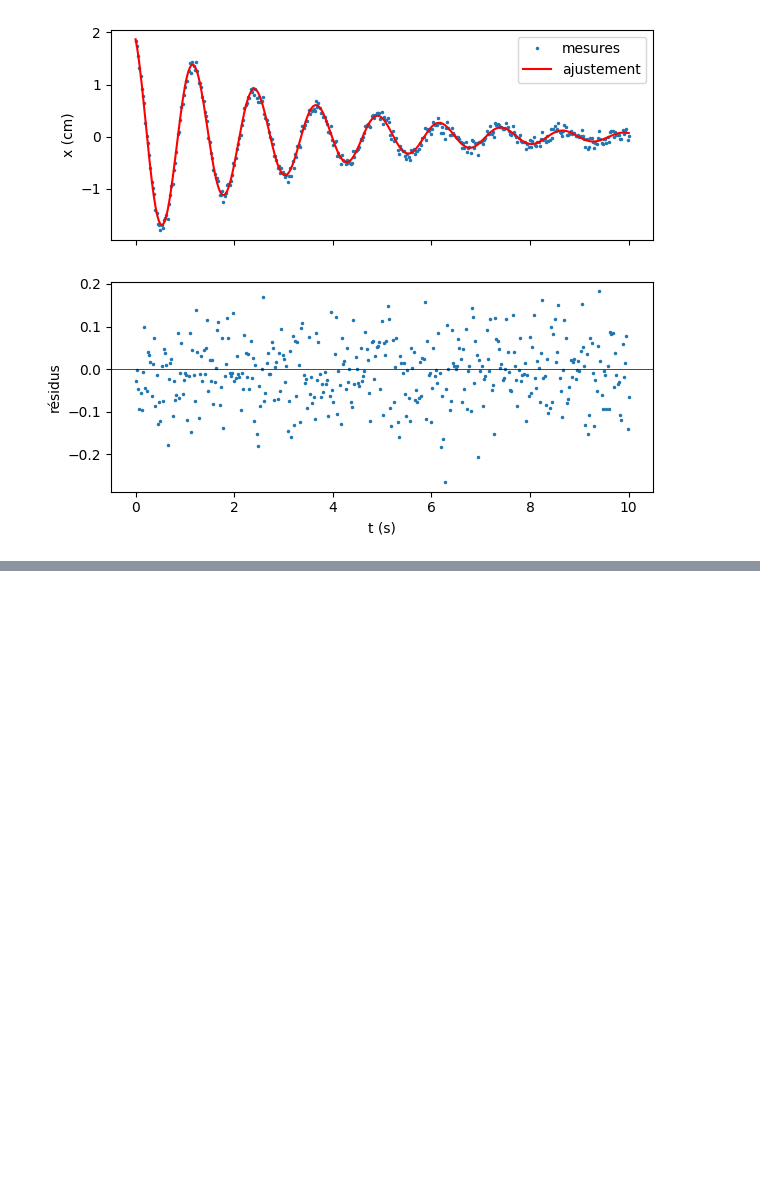
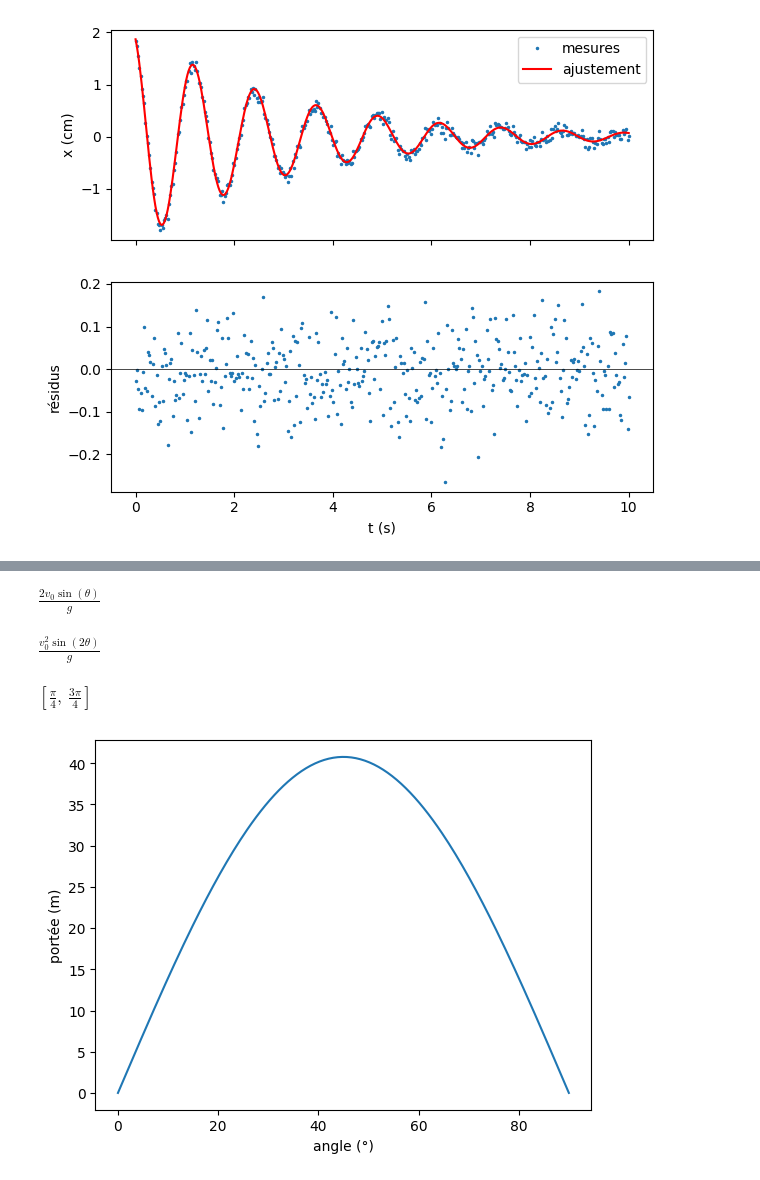
Before and after one commit to boukadil/Python-pour-la-physique, a Jupyter notebook: TP_PYTHON__AdilBoukali_.ipynb, the cells around one changed output, grey strips where cells are left out. Cells and saved outputs as stored; diff of their text form; code cells hidden in the pictures; blank space fills up the shorter version.

```diff
--- a/TP_PYTHON__AdilBoukali_.ipynb
+++ b/TP_PYTHON__AdilBoukali_.ipynb
@@ -1372,0 +1622,27 @@ pic TFD à 0.798 Hz
+# %%
+t, v0, g = sym.symbols('t v_0 g', positive=True)
+theta = sym.Symbol('theta', positive=True)
+
+xt = v0 * sym.cos(theta) * t
+yt = v0 * sym.sin(theta) * t - g * t**2 / 2
+
+tv = sym.solve(yt, t)
+tv = [s for s in tv if s != 0][0]
+P = sym.simplify(xt.subs(t, tv))
+display(tv)
+display(P)
+
+dP = sym.diff(P, theta)
+display(sym.solve(dP, theta))
+
+P_num = sym.lambdify(theta, P.subs({v0: 20, g: 9.81}), 'numpy')
+ang = np.linspace(0, np.pi / 2, 200)
+plt.plot(np.degrees(ang), P_num(ang))
+plt.xlabel("angle (°)")
+plt.ylabel("portée (m)")
+plt.show()
+# %% [output]
+$\displaystyle \frac{2 v_{0} \sin{\left(\theta \right)}}{g}$
+$\displaystyle \frac{v_{0}^{2} \sin{\left(2 \theta \right)}}{g}$
+$\displaystyle \left[ \frac{\pi}{4}, \  \frac{3 \pi}{4}\right]$
+[figure, added]
```
Also changed, not shown: parts of 39 cells of this notebook.
